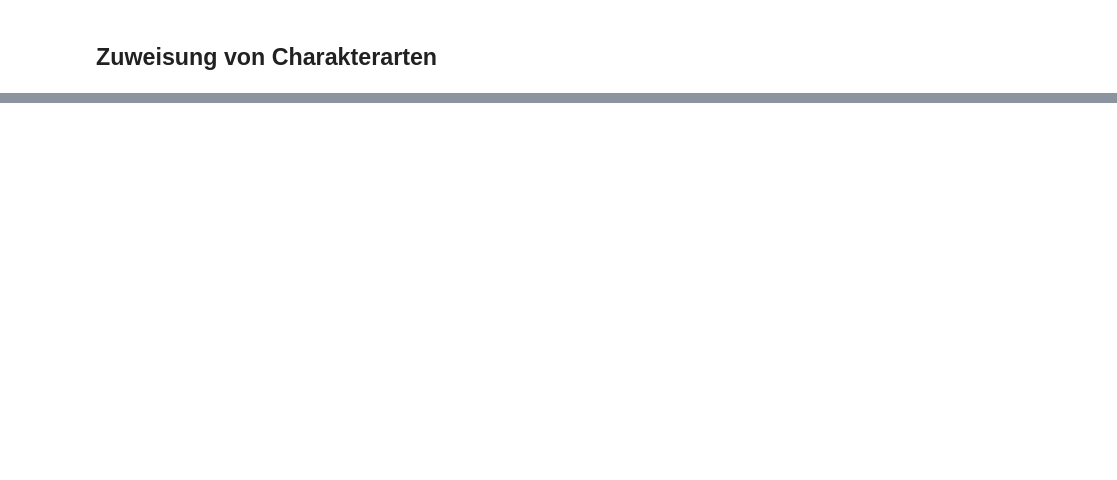
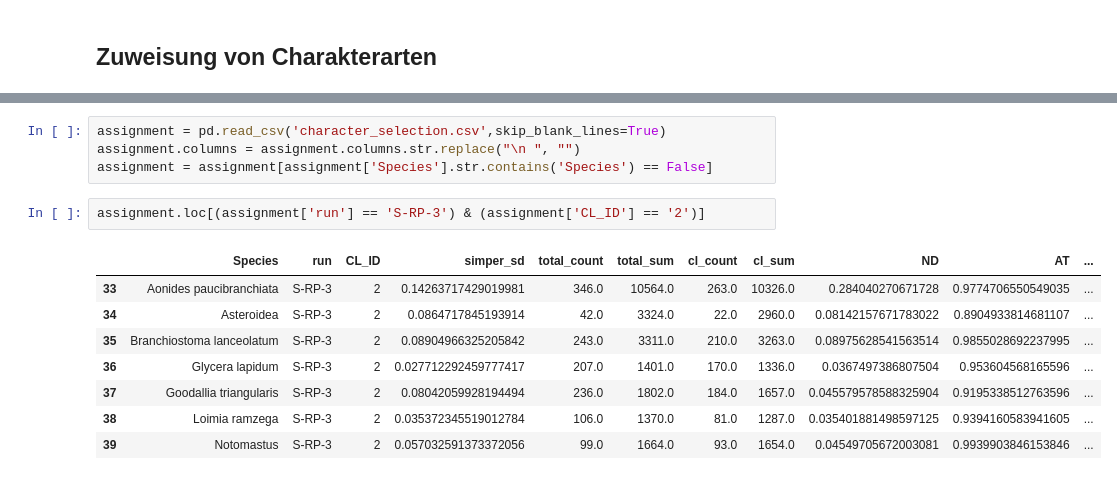
Before and after one commit to markorothe/Modellierung_von_Weichboden-Biotopen, a Jupyter notebook: 01_Clustering.ipynb, the cells around one changed output, grey strips where cells are left out. Saved outputs shown, nothing was run; the diff lists cells and outputs as text; blank space fills up the shorter version.

```diff
--- a/01_Clustering.ipynb
+++ b/01_Clustering.ipynb
@@ -33,0 +85,15 @@ assignment_functions.run_assignment_for_cluster_runs(character_stat_scores)
+# %%
+assignment = pd.read_csv('character_selection.csv',skip_blank_lines=True)
+assignment.columns = assignment.columns.str.replace("\n ", "")
+assignment = assignment[assignment['Species'].str.contains('Species') == False]
+# %%
+assignment.loc[(assignment['run'] == 'S-RP-3') & (assignment['CL_ID'] == '2')]
+# %% [output]
+|  | Species | run | CL_ID | simper_sd | total_count | total_sum | cl_count | cl_sum | ND | AT | ... |
+| 33 | Aonides paucibranchiata | S-RP-3 | 2 | 0.14263717429019981 | 346.0 | 10564.0 | 263.0 | 10326.0 | 0.284040270671728 | 0.9774706550549035 | ... |
+| 34 | Asteroidea | S-RP-3 | 2 | 0.0864717845193914 | 42.0 | 3324.0 | 22.0 | 2960.0 | 0.08142157671783022 | 0.8904933814681107 | ... |
+| 35 | Branchiostoma lanceolatum | S-RP-3 | 2 | 0.08904966325205842 | 243.0 | 3311.0 | 210.0 | 3263.0 | 0.08975628541563514 | 0.9855028692237995 | ... |
+| 36 | Glycera lapidum | S-RP-3 | 2 | 0.027712292459777417 | 207.0 | 1401.0 | 170.0 | 1336.0 | 0.0367497386807504 | 0.953604568165596 | ... |
+| 37 | Goodallia triangularis | S-RP-3 | 2 | 0.08042059928194494 | 236.0 | 1802.0 | 184.0 | 1657.0 | 0.045579578588325904 | 0.9195338512763596 | ... |
+| 38 | Loimia ramzega | S-RP-3 | 2 | 0.035372345519012784 | 106.0 | 1370.0 | 81.0 | 1287.0 | 0.035401881498597125 | 0.9394160583941605 | ... |
+| 39 | Notomastus | S-RP-3 | 2 | 0.057032591373372056 | 99.0 | 1664.0 | 93.0 | 1654.0 | 0.04549705672003081 | 0.9939903846153846 | ... |
```
Also changed, not shown: parts of 7 cells of this notebook.
